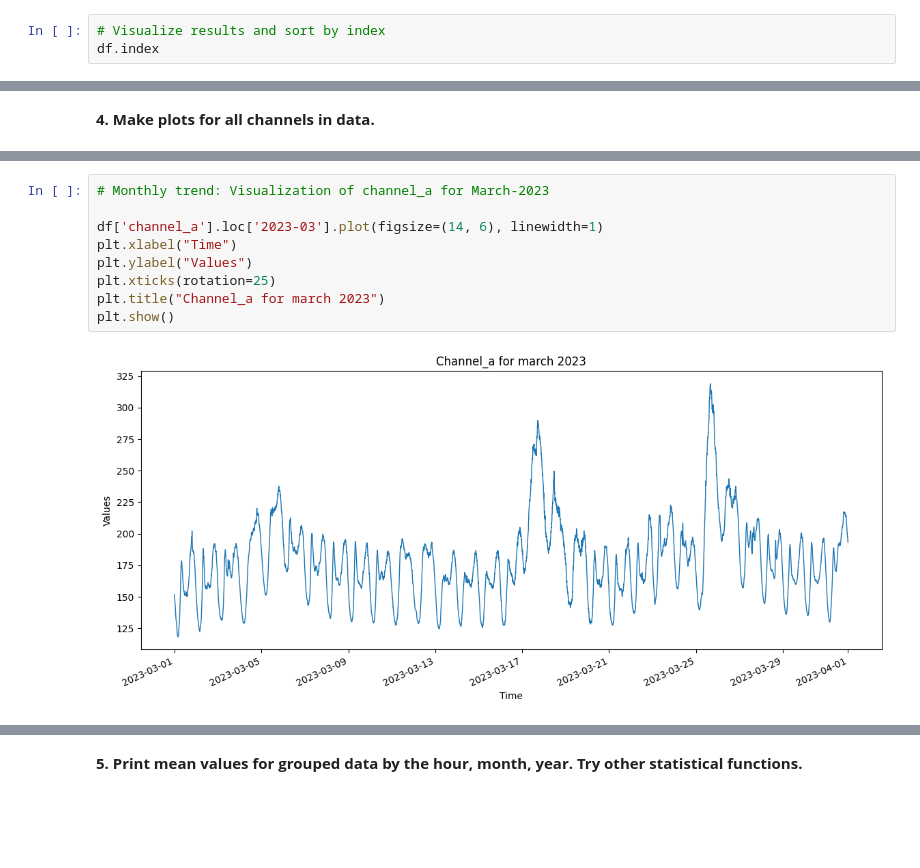
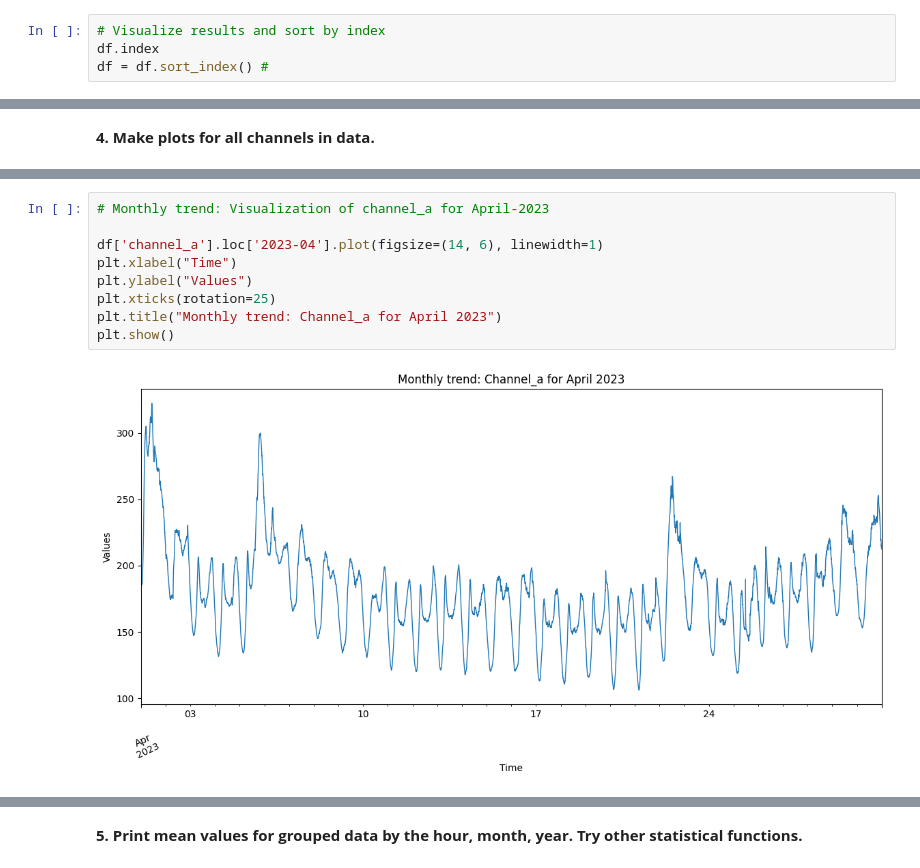
Before and after one commit to Lozyloze/Infinitii_training, a Jupyter notebook: Assignment_2nd_part.ipynb, the cells around one changed output, grey strips where cells are left out. Drawn from its saved outputs; the diff is of its cells as text; blank space fills up the shorter version.

```diff
--- a/Assignment_2nd_part.ipynb
+++ b/Assignment_2nd_part.ipynb
@@ -58,6 +58,7 @@ df.set_index('time', inplace=True)
 # %%
 # Visualize results and sort by index
 df.index
+df = df.sort_index() #
 # %% [output]
 DatetimeIndex(['2023-02-15 13:50:00', '2023-02-15 13:55:00',
                '2023-02-15 14:00:00', '2023-02-15 14:05:00',
@@ -163,12 +167,12 @@ plt.show()
 # %%
-# Monthly trend: Visualization of channel_a for March-2023
+# Monthly trend: Visualization of channel_a for April-2023
 
-df['channel_a'].loc['2023-03'].plot(figsize=(14, 6), linewidth=1)
+df['channel_a'].loc['2023-04'].plot(figsize=(14, 6), linewidth=1)
 plt.xlabel("Time")
 plt.ylabel("Values")
 plt.xticks(rotation=25)
-plt.title("Channel_a for march 2023")
+plt.title("Monthly trend: Channel_a for April 2023")
 plt.show()
 # %% [output]
-[figure, old version]
+[figure, new version]
 # %%
```
Also changed, not shown: parts of 9 cells of this notebook.
